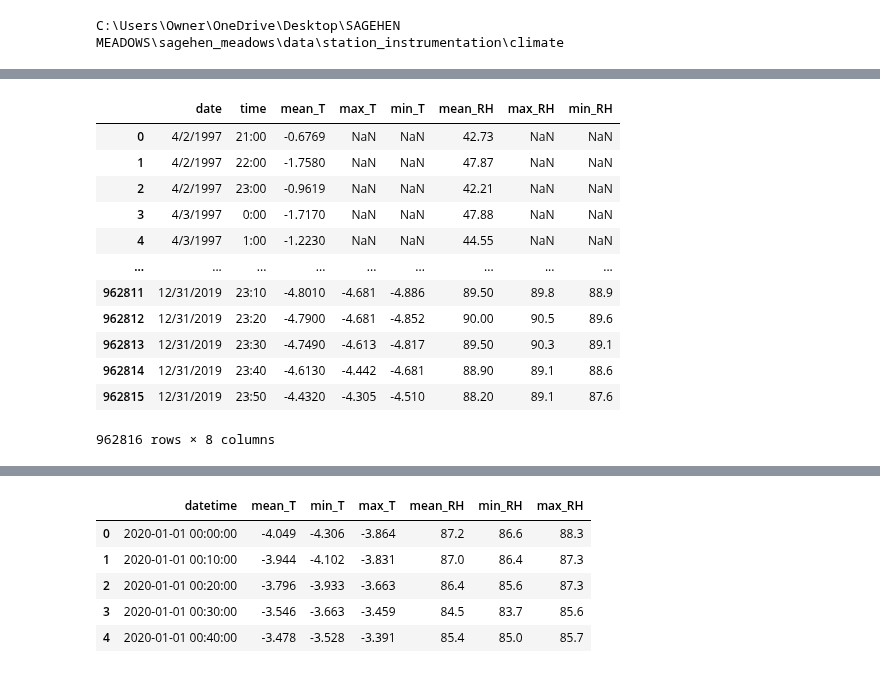
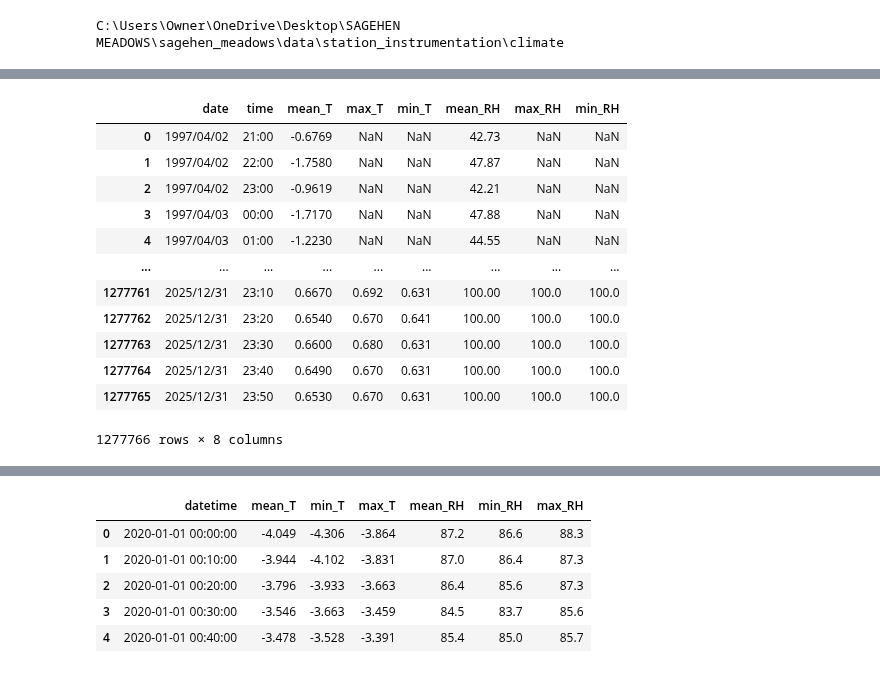
Before and after one commit to jnatali/sagehen_meadows, a Jupyter notebook: scripts/climate/VPD_long_term_analysis.ipynb, the cells around one changed output, grey strips where cells are left out. Saved outputs shown, nothing was run; the diff lists cells and outputs as text; code cells hidden in the pictures.

```diff
--- a/scripts/climate/VPD_long_term_analysis.ipynb
+++ b/scripts/climate/VPD_long_term_analysis.ipynb
@@ -79,16 +68,16 @@ Index(['time', 'air-temp-avg-degc', 'air-temp-min-degc', 'air-temp-max-degc',
-# %%
-weather_1997_raw
-# %% [output]
-|  | date | time | mean_T | max_T | min_T | mean_RH | max_RH | min_RH |
-| 0 | 4/2/1997 | 21:00 | -0.6769 | NaN | NaN | 42.73 | NaN | NaN |
-| 1 | 4/2/1997 | 22:00 | -1.7580 | NaN | NaN | 47.87 | NaN | NaN |
-| 2 | 4/2/1997 | 23:00 | -0.9619 | NaN | NaN | 42.21 | NaN | NaN |
-| 3 | 4/3/1997 | 0:00 | -1.7170 | NaN | NaN | 47.88 | NaN | NaN |
-| 4 | 4/3/1997 | 1:00 | -1.2230 | NaN | NaN | 44.55 | NaN | NaN |
-| ... | ... | ... | ... | ... | ... | ... | ... | ... |
-| 962811 | 12/31/2019 | 23:10 | -4.8010 | -4.681 | -4.886 | 89.50 | 89.8 | 88.9 |
-| 962812 | 12/31/2019 | 23:20 | -4.7900 | -4.681 | -4.852 | 90.00 | 90.5 | 89.6 |
-| 962813 | 12/31/2019 | 23:30 | -4.7490 | -4.613 | -4.817 | 89.50 | 90.3 | 89.1 |
-| 962814 | 12/31/2019 | 23:40 | -4.6130 | -4.442 | -4.681 | 88.90 | 89.1 | 88.6 |
-| 962815 | 12/31/2019 | 23:50 | -4.4320 | -4.305 | -4.510 | 88.20 | 89.1 | 87.6 |
-962816 rows × 8 columns
+# %%
+weather_full
+# %% [output]
+|  | date | time | mean_T | max_T | min_T | mean_RH | max_RH | min_RH |
+| 0 | 1997/04/02 | 21:00 | -0.6769 | NaN | NaN | 42.73 | NaN | NaN |
+| 1 | 1997/04/02 | 22:00 | -1.7580 | NaN | NaN | 47.87 | NaN | NaN |
+| 2 | 1997/04/02 | 23:00 | -0.9619 | NaN | NaN | 42.21 | NaN | NaN |
+| 3 | 1997/04/03 | 00:00 | -1.7170 | NaN | NaN | 47.88 | NaN | NaN |
+| 4 | 1997/04/03 | 01:00 | -1.2230 | NaN | NaN | 44.55 | NaN | NaN |
+| ... | ... | ... | ... | ... | ... | ... | ... | ... |
+| 1277761 | 2025/12/31 | 23:10 | 0.6670 | 0.692 | 0.631 | 100.00 | 100.0 | 100.0 |
+| 1277762 | 2025/12/31 | 23:20 | 0.6540 | 0.670 | 0.641 | 100.00 | 100.0 | 100.0 |
+| 1277763 | 2025/12/31 | 23:30 | 0.6600 | 0.680 | 0.631 | 100.00 | 100.0 | 100.0 |
+| 1277764 | 2025/12/31 | 23:40 | 0.6490 | 0.670 | 0.631 | 100.00 | 100.0 | 100.0 |
+| 1277765 | 2025/12/31 | 23:50 | 0.6530 | 0.670 | 0.631 | 100.00 | 100.0 | 100.0 |
+1277766 rows × 8 columns
```
Also changed, not shown: parts of 8 cells of this notebook, 1 other file.
